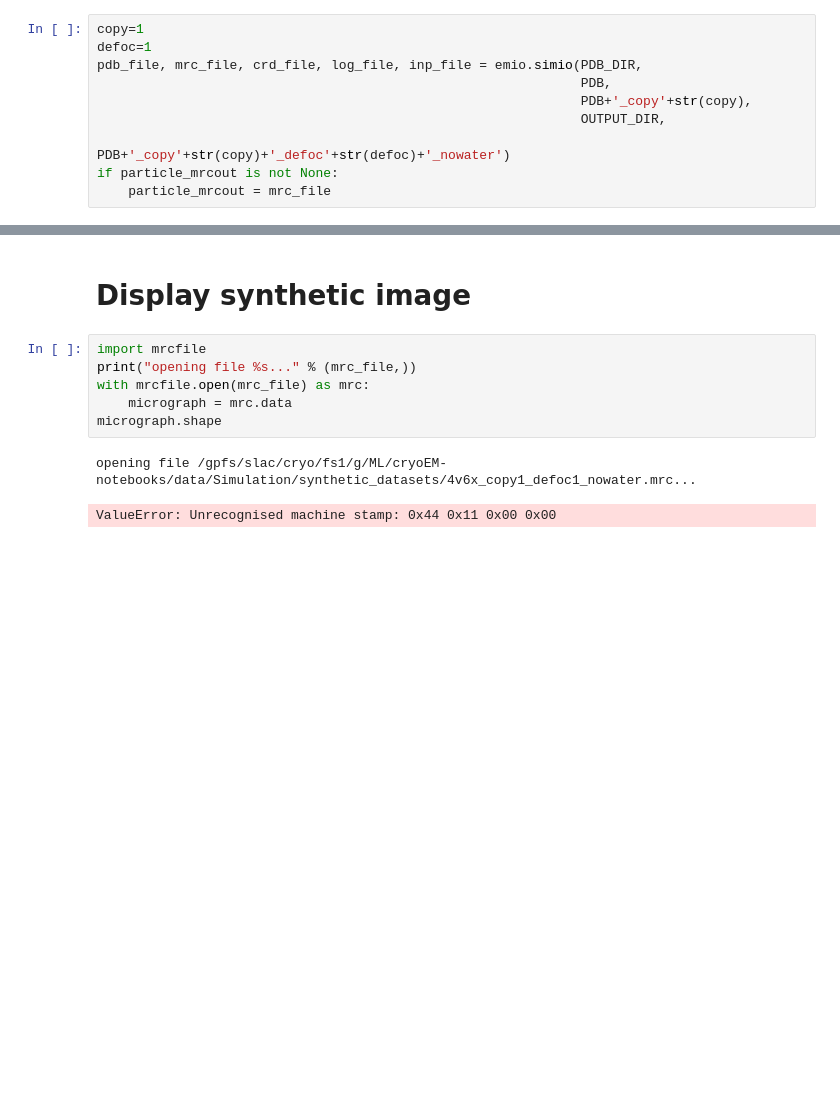
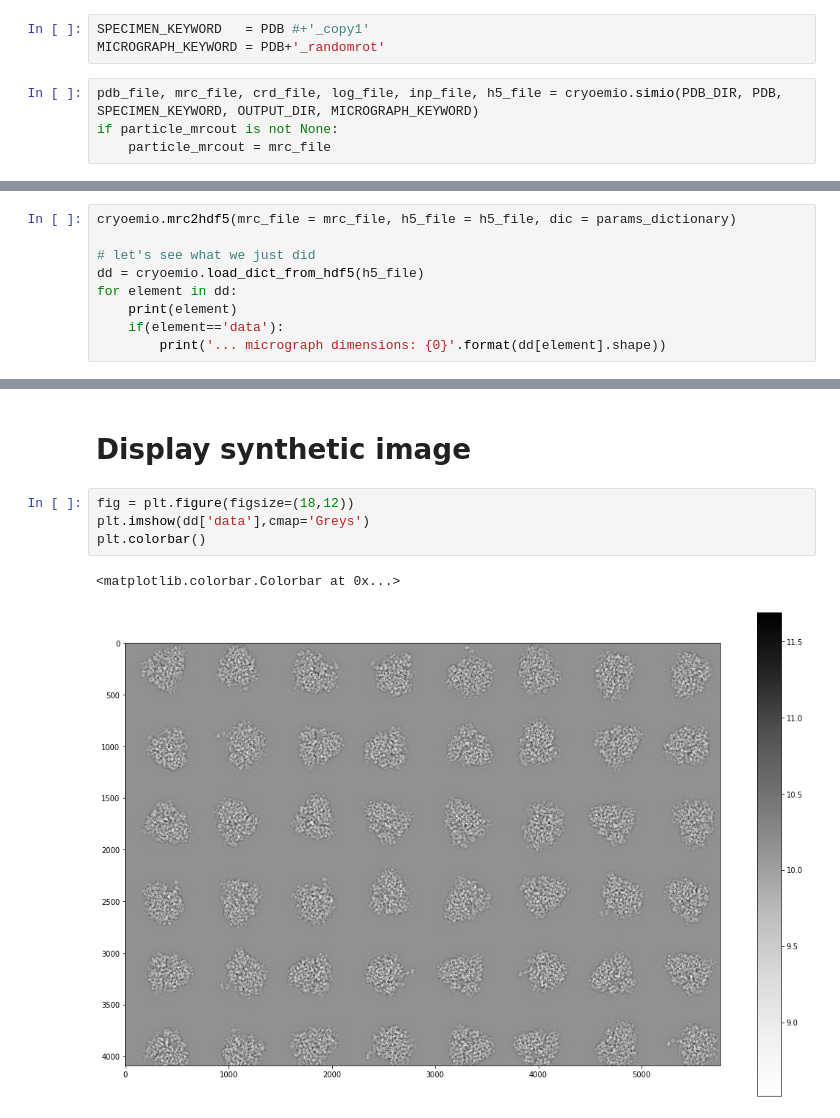
Before and after one commit to slaclab/cryoEM-notebooks, a Jupyter notebook: notebooks/Simulating data.ipynb, the cells around one changed output, grey strips where cells are left out. Saved outputs shown, nothing was run; the diff lists cells and outputs as text; blank space fills up the shorter version.

Commit message:
edited simulation notebook. Added hdf5 functions to write and load dictionaries, that is image data and metadata.

```diff
--- a/notebooks/Simulating data.ipynb
+++ b/notebooks/Simulating data.ipynb
@@ -85,14 +86,11 @@ if not os.path.exists(OUTPUT_DIR):
 ## Prepare input file
 # %% [markdown]
 ### 1. Define the filenames and assemble some input arrays
+# %%
+SPECIMEN_KEYWORD   = PDB #+'_copy1'
+MICROGRAPH_KEYWORD = PDB+'_randomrot'
 # %%
-copy=1
-defoc=1
-pdb_file, mrc_file, crd_file, log_file, inp_file = emio.simio(PDB_DIR,
-                                                              PDB,
-                                                              PDB+'_copy'+str(copy),
-                                                              OUTPUT_DIR,
-                                                              PDB+'_copy'+str(copy)+'_defoc'+str(defoc)+'_nowater')
+pdb_file, mrc_file, crd_file, log_file, inp_file, h5_file = cryoemio.simio(PDB_DIR, PDB, SPECIMEN_KEYWORD, OUTPUT_DIR, MICROGRAPH_KEYWORD)
 if particle_mrcout is not None:
     particle_mrcout = mrc_file
 # %%
@@ -140,0 +143,9 @@ os.system('{0} {1}'.format(SIMULATOR_BIN, inp_file))
+# %%
+cryoemio.mrc2hdf5(mrc_file = mrc_file, h5_file = h5_file, dic = params_dictionary)
+
+# let's see what we just did
+dd = cryoemio.load_dict_from_hdf5(h5_file)
+for element in dd:
+    print(element)
+    if(element=='data'):
+        print('... micrograph dimensions: {0}'.format(dd[element].shape))
@@ -141,11 +162,9 @@ os.system('{0} {1}'.format(SIMULATOR_BIN, inp_file))
 # %% [markdown]
 # Display synthetic image
-# %%
-import mrcfile
-print("opening file %s..." % (mrc_file,))
-with mrcfile.open(mrc_file) as mrc:
-    micrograph = mrc.data
-micrograph.shape
-# %% [output]
-opening file /gpfs/slac/cryo/fs1/g/ML/cryoEM-notebooks/data/Simulation/synthetic_datasets/4v6x_copy1_defoc1_nowater.mrc...
-ValueError: Unrecognised machine stamp: 0x44 0x11 0x00 0x00
+# %%
+fig = plt.figure(figsize=(18,12))
+plt.imshow(dd['data'],cmap='Greys')
+plt.colorbar()
+# %% [output]
+<matplotlib.colorbar.Colorbar at 0x...>
+[figure, added]
```
Also changed, not shown: parts of 5 cells of this notebook, 1 other file.
